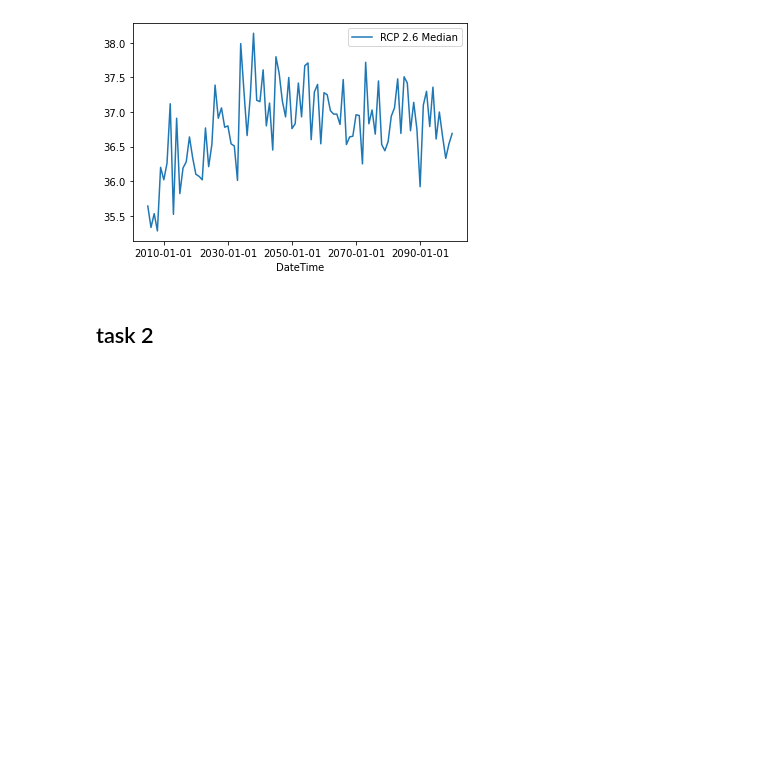
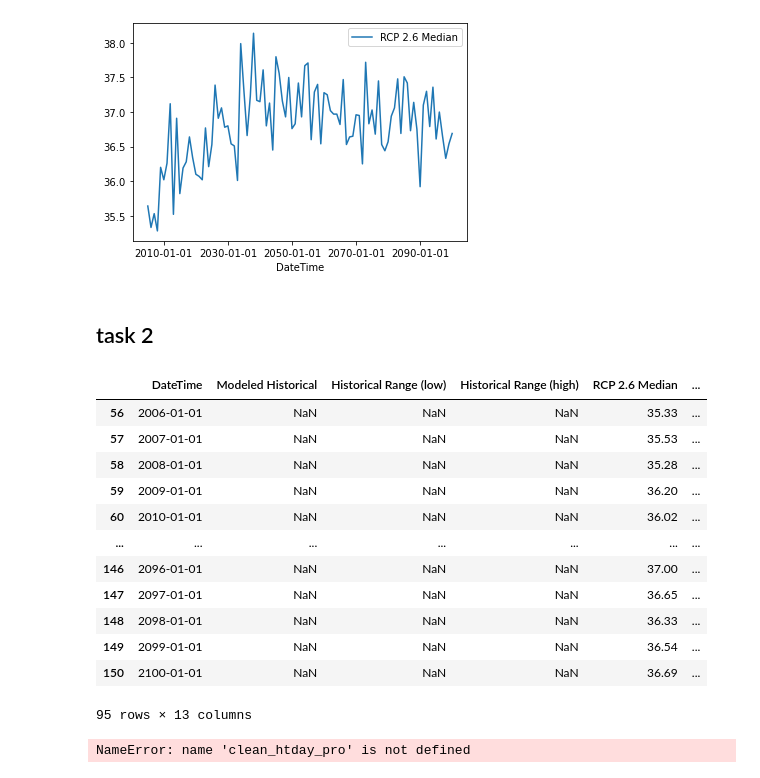
Before and after one commit to data301-2021-winter1/project-group70-project, a Jupyter notebook: notebooks/analysis3.ipynb, the cells around one changed output. Saved outputs shown, nothing was run; the diff lists cells and outputs as text; code cells hidden in the pictures; blank space fills up the shorter version.

```diff
--- a/notebooks/analysis3.ipynb
+++ b/notebooks/analysis3.ipynb
@@ -89,0 +92,22 @@ hottestday.plot(kind='line', x='DateTime', y='RCP 2.6 Median')
+# %%
+hotday_pro = hottestday[56:151]
+# %%
+hotday_pro
+# %% [output]
+|  | DateTime | Modeled Historical | Historical Range (low) | Historical Range (high) | RCP 2.6 Median | ... |
+| 56 | 2006-01-01 | NaN | NaN | NaN | 35.33 | ... |
+| 57 | 2007-01-01 | NaN | NaN | NaN | 35.53 | ... |
+| 58 | 2008-01-01 | NaN | NaN | NaN | 35.28 | ... |
+| 59 | 2009-01-01 | NaN | NaN | NaN | 36.20 | ... |
+| 60 | 2010-01-01 | NaN | NaN | NaN | 36.02 | ... |
+| ... | ... | ... | ... | ... | ... | ... |
+| 146 | 2096-01-01 | NaN | NaN | NaN | 37.00 | ... |
+| 147 | 2097-01-01 | NaN | NaN | NaN | 36.65 | ... |
+| 148 | 2098-01-01 | NaN | NaN | NaN | 36.33 | ... |
+| 149 | 2099-01-01 | NaN | NaN | NaN | 36.54 | ... |
+| 150 | 2100-01-01 | NaN | NaN | NaN | 36.69 | ... |
+95 rows × 13 columns
+# %%
+hotday_pro = clean_htday_pro
+# %% [output]
+NameError: name 'clean_htday_pro' is not defined
```
Also changed, not shown: parts of 1 cell of this notebook.
